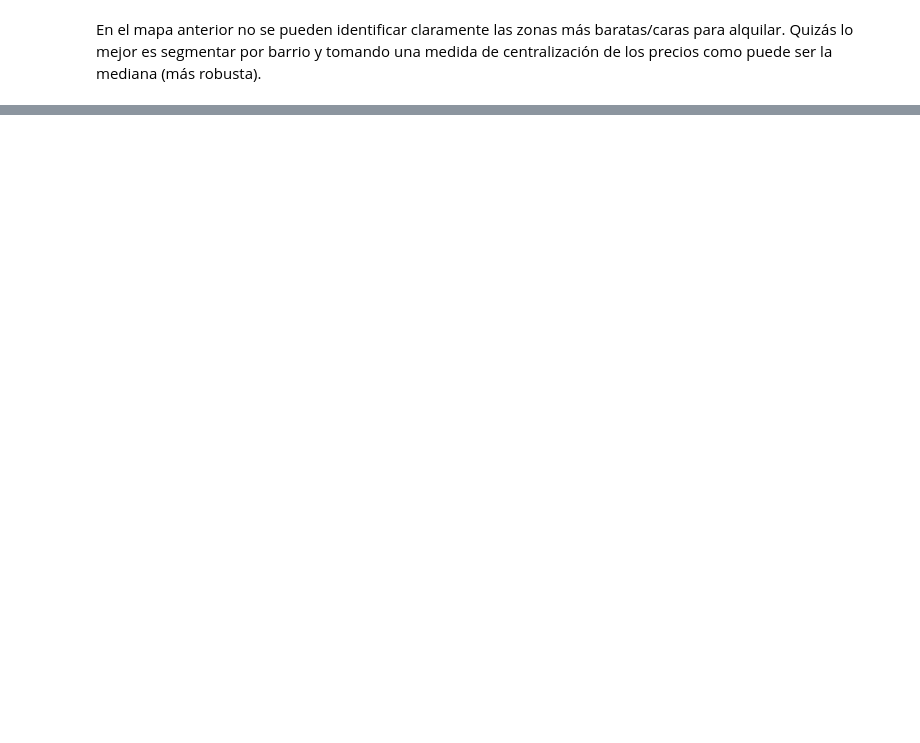
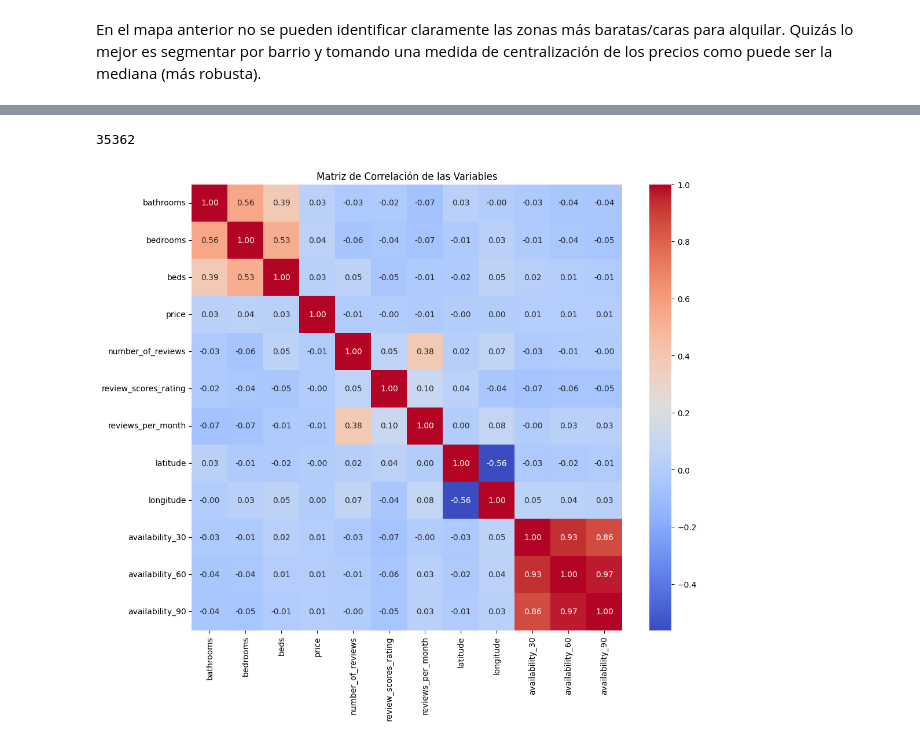
Before and after one commit to CarOmodeo/ADD-CEIA2024, a Jupyter notebook: TP_Final.ipynb, the cells around one changed output, grey strips where cells are left out. Saved outputs shown, nothing was run; the diff lists cells and outputs as text; code cells hidden in the pictures; blank space fills up the shorter version.

```diff
--- a/TP_Final.ipynb
+++ b/TP_Final.ipynb
@@ -201,0 +458,3 @@ Ahora si se pueden detectar zonas de renta donde el precio parece ser más eleva
+# %%
+# Vamos a dejar un flag para saber que datos imputamos
+df['miss_price'] = df['price'].isna()
@@ -201,0 +480,4 @@ Ahora si se pueden detectar zonas de renta donde el precio parece ser más eleva
+# %%
+# Se saca lo anterior
+df = df[df['neighbourhood_cleansed'] != "Villa Soldati"]
+df.shape
@@ -201,0 +490,22 @@ Ahora si se pueden detectar zonas de renta donde el precio parece ser más eleva
+# %%
+#Vamos a tratar a las amenities distinto por ser una lista de items dentro de cada registro:
+import ast
+
+# Convertir las cadenas de texto a listas de Python
+df['amenities'] = df['amenities'].apply(ast.literal_eval)
+# Explode la columna 'amenities' para que cada amenity tenga su propia fila
+df_exploded = df.explode('amenities')
+# Contar la frecuencia de cada amenity
+amenity_counts = df_exploded['amenities'].value_counts()
+# Obtener los 20 amenities más comunes
+top_20_amenities = amenity_counts.head(20)
+
+# Paso 4: Graficar los 20 amenities más comunes
+plt.figure(figsize=(12, 8))
+top_20_amenities.plot(kind='bar')
+plt.title('Top 20 Amenities más Comunes')
+plt.xlabel('Amenity')
+plt.ylabel('Frecuencia')
+plt.xticks(rotation=45)
+plt.tight_layout()
+plt.show()
@@ -201,0 +536,20 @@ Ahora si se pueden detectar zonas de renta donde el precio parece ser más eleva
+# %%
+drop_property_list = df['property_type'].value_counts().tail(60).index.to_list()
+
+df = df[~df['property_type'].isin(drop_property_list)]  #len -> paso de 36561 a 35363
+#Vamos a drop aquellos registros que son property type count < 126
+len(df)
+# %% [output]
+35362
+# %%
+correlation_matrix = df[['bathrooms','bedrooms', 'beds', 'price', 'number_of_reviews', 'review_scores_rating', 'reviews_per_month', 'latitude', 'longitude', 'availability_30', 'availability_60', 'availability_90']].corr()
+
+plt.figure(figsize=(12, 10))
+
+# Heatmap
+sns.heatmap(correlation_matrix, annot=True, cmap='coolwarm', fmt='.2f')
+plt.title('Matriz de Correlación de las Variables')
+
+plt.show()
+# %% [output]
+[figure, added]
```
Also changed, not shown: parts of 65 cells of this notebook.
